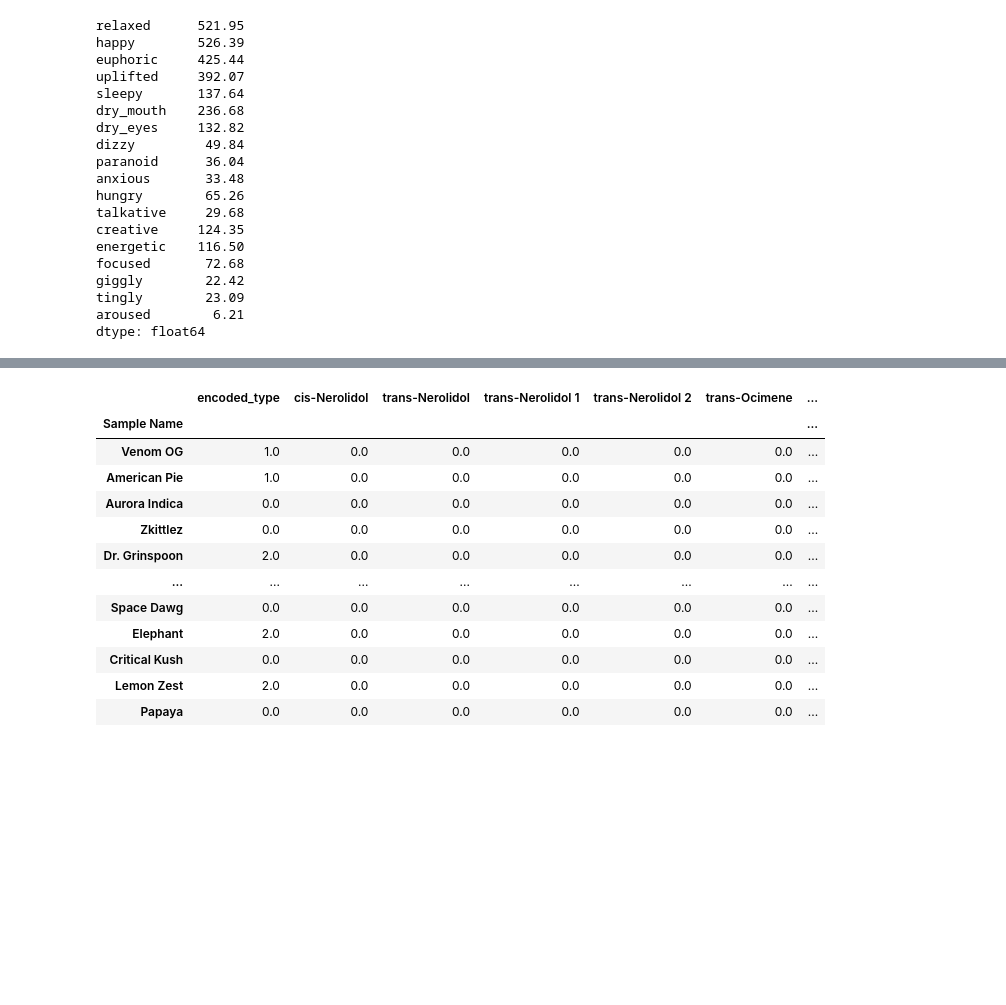
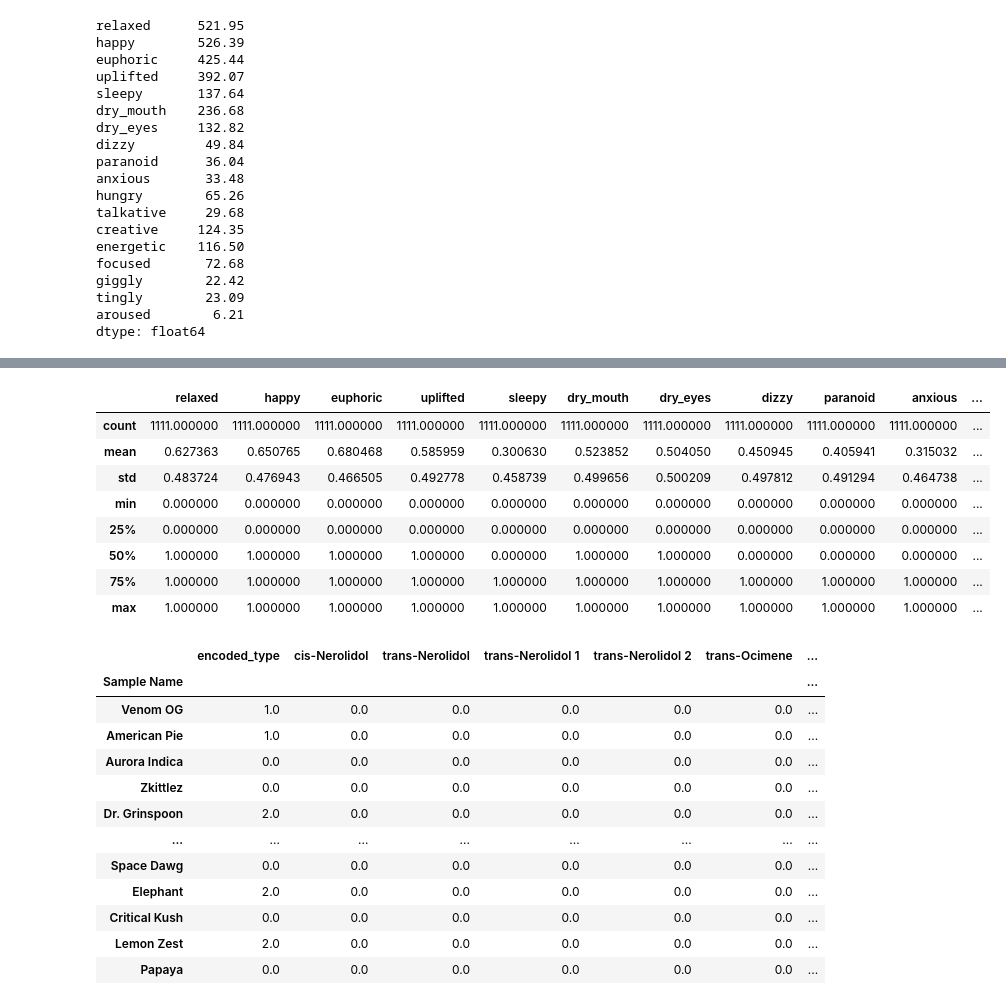
Before and after one commit to JustifiedTB/group-project-3, a Jupyter notebook: model_run_2.ipynb, the cells around one changed output, grey strips where cells are left out. Drawn from its saved outputs; the diff is of its cells as text; code cells hidden in the pictures; blank space fills up the shorter version.

```diff
--- a/model_run_2.ipynb
+++ b/model_run_2.ipynb
@@ -321,3 +318,15 @@ hiv/aids
+# %%
+df_binary_target[effects].describe()
+# %% [output]
+|  | relaxed | happy | euphoric | uplifted | sleepy | dry_mouth | dry_eyes | dizzy | paranoid | anxious | ... |
+| count | 1111.000000 | 1111.000000 | 1111.000000 | 1111.000000 | 1111.000000 | 1111.000000 | 1111.000000 | 1111.000000 | 1111.000000 | 1111.000000 | ... |
+| mean | 0.627363 | 0.650765 | 0.680468 | 0.585959 | 0.300630 | 0.523852 | 0.504050 | 0.450945 | 0.405941 | 0.315032 | ... |
+| std | 0.483724 | 0.476943 | 0.466505 | 0.492778 | 0.458739 | 0.499656 | 0.500209 | 0.497812 | 0.491294 | 0.464738 | ... |
+| min | 0.000000 | 0.000000 | 0.000000 | 0.000000 | 0.000000 | 0.000000 | 0.000000 | 0.000000 | 0.000000 | 0.000000 | ... |
+| 25% | 0.000000 | 0.000000 | 0.000000 | 0.000000 | 0.000000 | 0.000000 | 0.000000 | 0.000000 | 0.000000 | 0.000000 | ... |
+| 50% | 1.000000 | 1.000000 | 1.000000 | 1.000000 | 0.000000 | 1.000000 | 1.000000 | 0.000000 | 0.000000 | 0.000000 | ... |
+| 75% | 1.000000 | 1.000000 | 1.000000 | 1.000000 | 1.000000 | 1.000000 | 1.000000 | 1.000000 | 1.000000 | 1.000000 | ... |
+| max | 1.000000 | 1.000000 | 1.000000 | 1.000000 | 1.000000 | 1.000000 | 1.000000 | 1.000000 | 1.000000 | 1.000000 | ... |
 # %%
 X = df_binary_target[predictors]
 y_effects = df_binary_target[effects]
```
Also changed, not shown: parts of 31 cells of this notebook, 3 other files.
